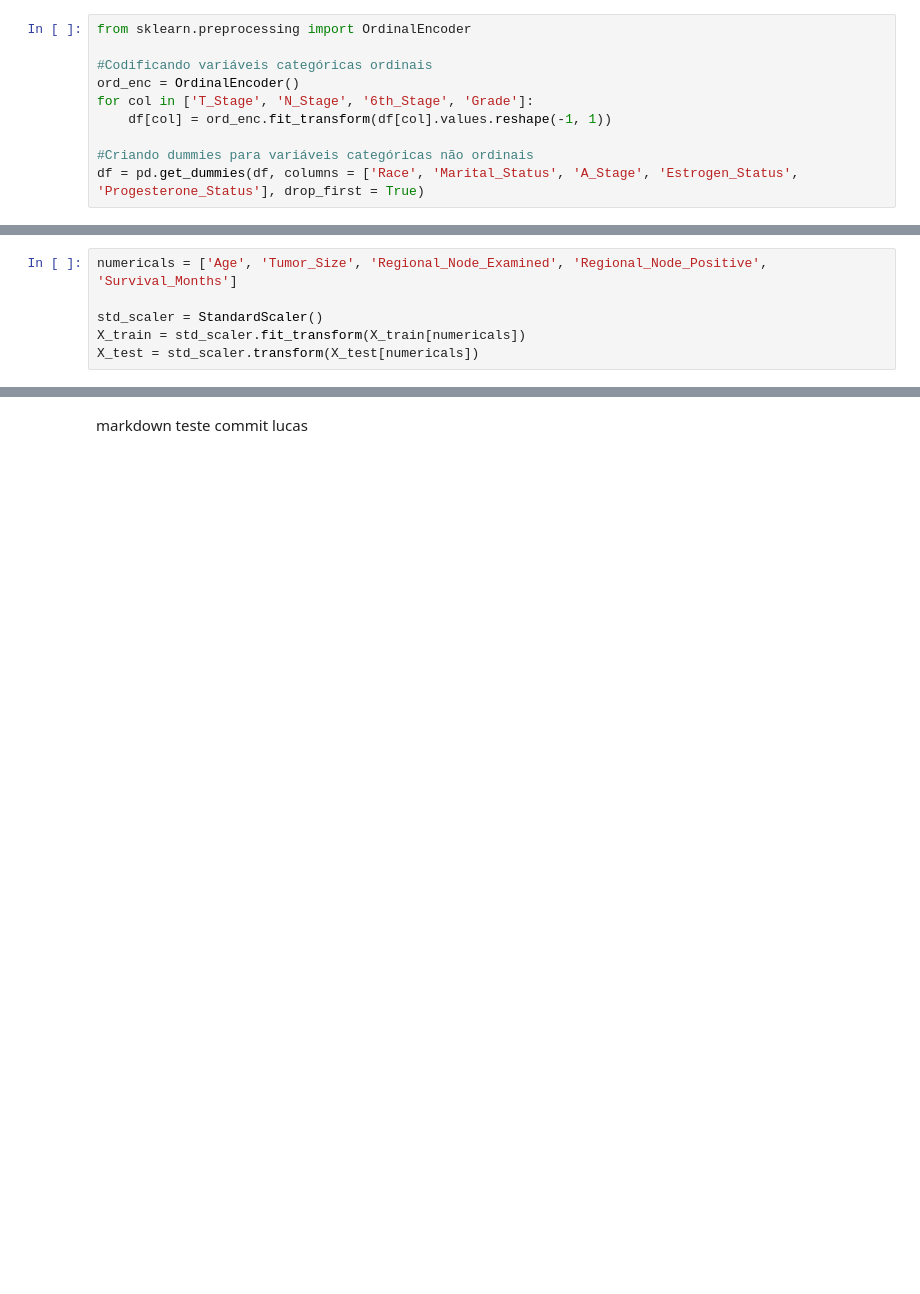
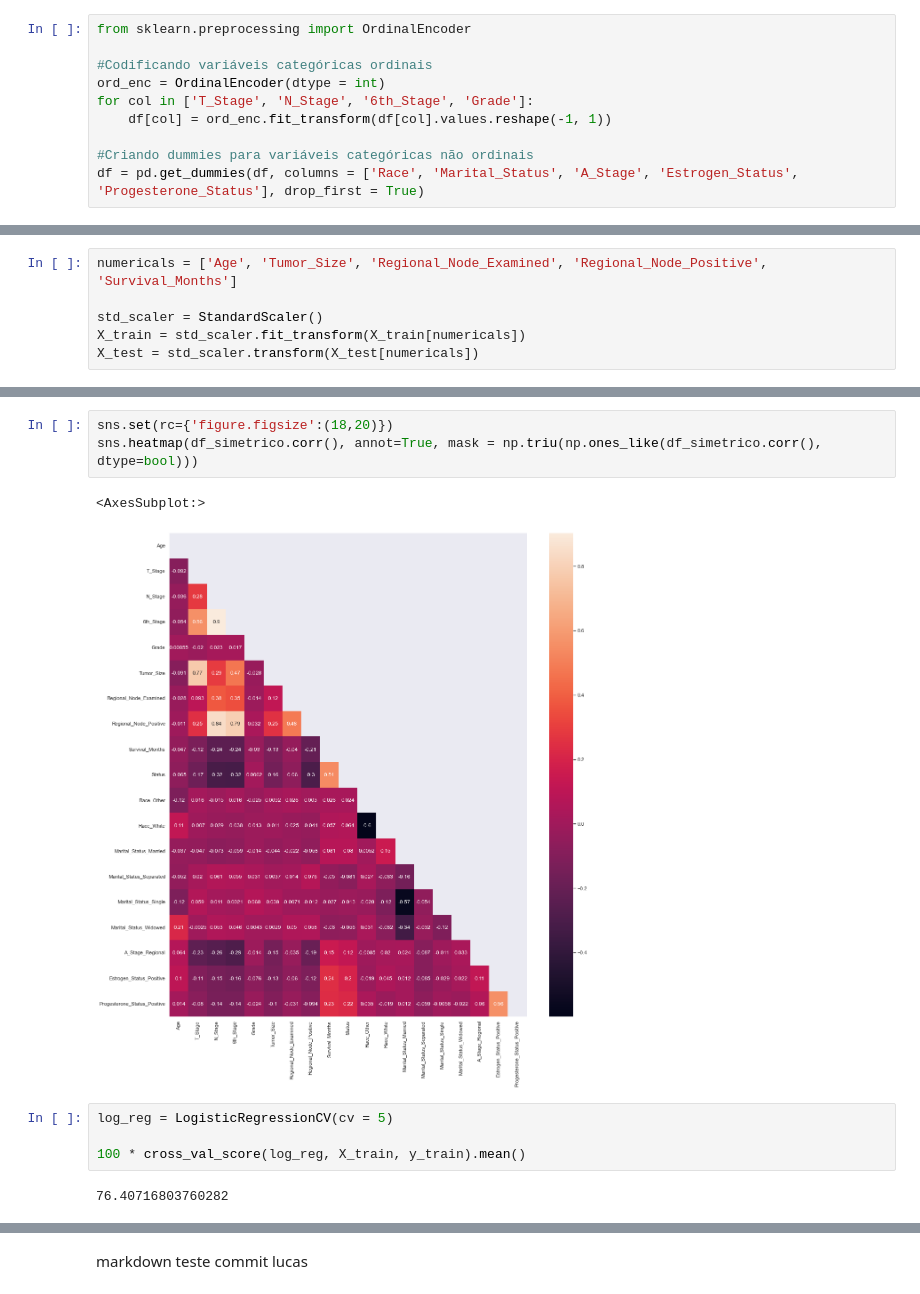
Before and after one commit to faustinothiagos/Project_Workshop_3_DS_Digital_House, a Jupyter notebook: workshop3.ipynb, the cells around one changed output, grey strips where cells are left out. Drawn from its saved outputs; the diff is of its cells as text; blank space fills up the shorter version.

```diff
--- a/workshop3.ipynb
+++ b/workshop3.ipynb
@@ -349,7 +311,7 @@ from sklearn import metrics # to check the accuracy and Confusion Matrix of the
 from sklearn.preprocessing import OrdinalEncoder
 
 #Codificando variáveis categóricas ordinais
-ord_enc = OrdinalEncoder()
+ord_enc = OrdinalEncoder(dtype = int)
 for col in ['T_Stage', 'N_Stage', '6th_Stage', 'Grade']:
     df[col] = ord_enc.fit_transform(df[col].values.reshape(-1, 1))
 
@@ -393,0 +369,12 @@ X_test = std_scaler.transform(X_test[numericals])
+# %%
+sns.set(rc={'figure.figsize':(18,20)})
+sns.heatmap(df_simetrico.corr(), annot=True, mask = np.triu(np.ones_like(df_simetrico.corr(), dtype=bool)))
+# %% [output]
+<AxesSubplot:>
+[figure, added]
+# %%
+log_reg = LogisticRegressionCV(cv = 5)
+
+100 * cross_val_score(log_reg, X_train, y_train).mean()
+# %% [output]
+76.40716803760282
```
Also changed, not shown: parts of 20 cells of this notebook.
